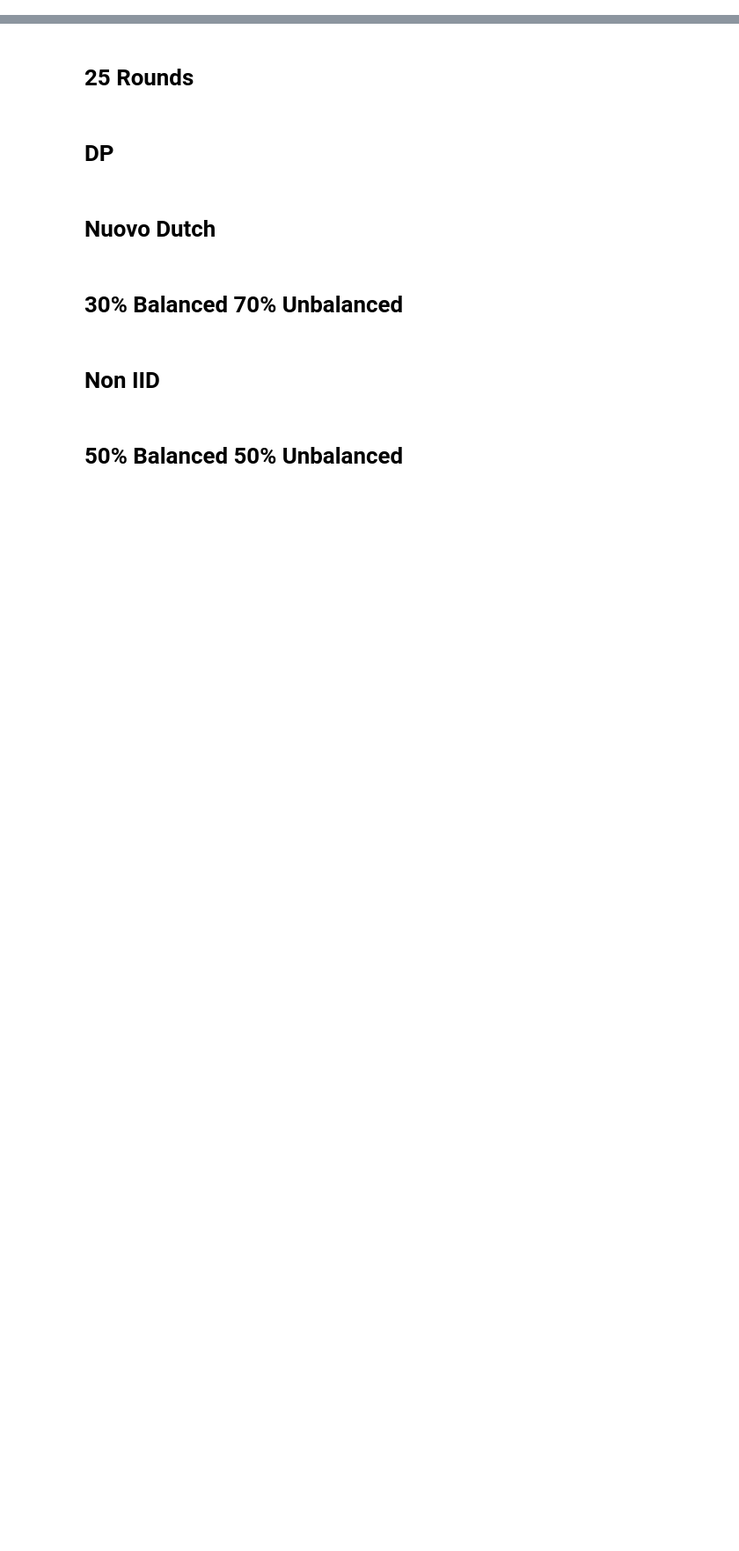
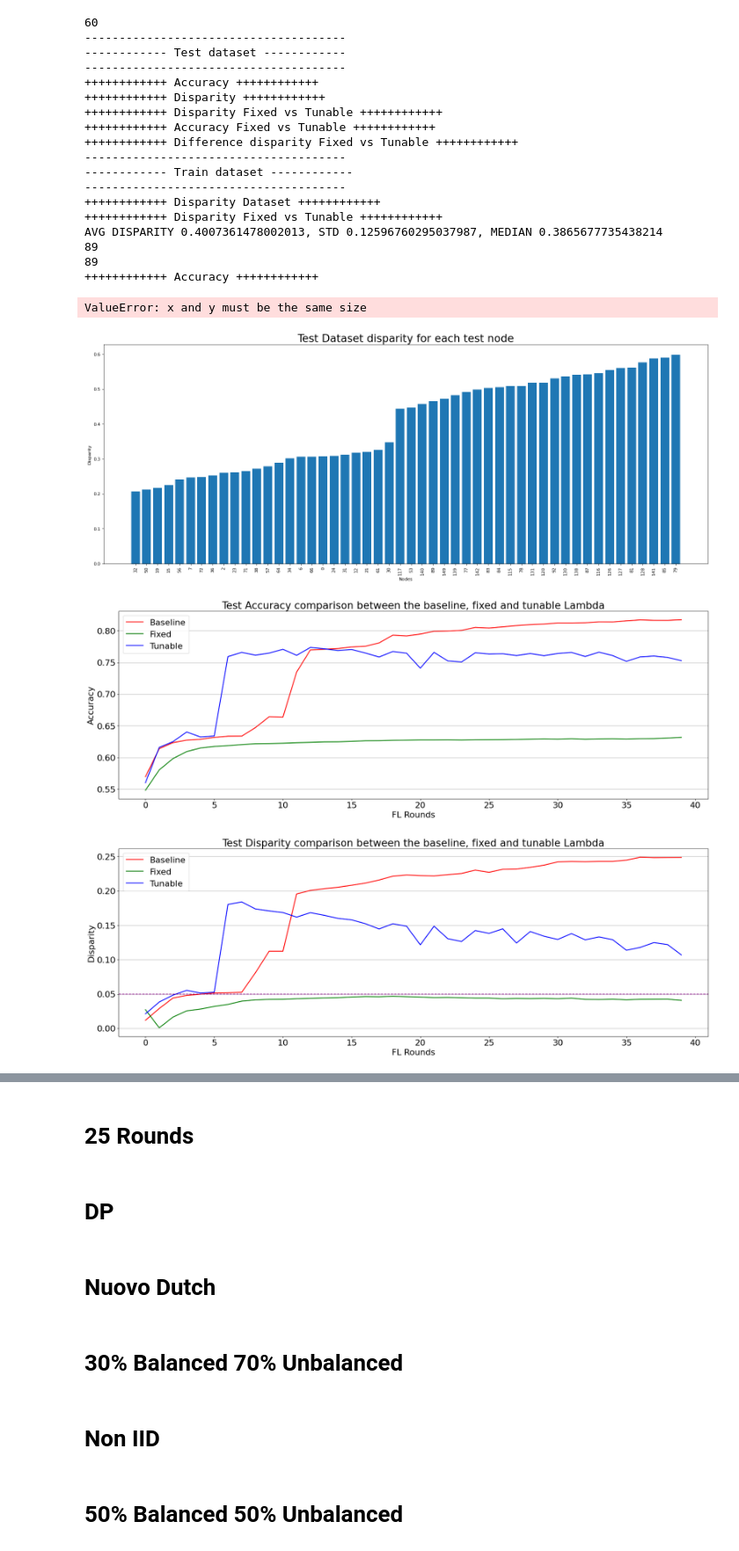
Before and after one commit to lucacorbucci/PUFFLE, a Jupyter notebook: plots/plots.ipynb, the cells around one changed output, grey strips where cells are left out. Shown at 88% size. Saved outputs shown, nothing was run; the diff lists cells and outputs as text; code cells hidden in the pictures; blank space fills up the shorter version.

Commit message:
Added dutch private experiment

```diff
--- a/plots/plots.ipynb
+++ b/plots/plots.ipynb
@@ -1016,0 +1019,34 @@ def process_and_plot(
+# %%
+process_and_plot(
+    baseline_link="/lucacorbucci/FL_PUF_Sweep/runs/qmlg886q",
+    fixed_link="/lucacorbucci/FL_PUF_Sweep/runs/gzgp0ly1",
+    tunable_link="/lucacorbucci/FL_PUF_Sweep/runs/9xamz016",
+    experiment="50_50",
+    target=0.05,
+    # df_baseline=df_baseline,
+    # df_fixed=df_fixed,
+    # df_tunable=df_tunable,
+)
+# %% [output]
+60
+--------------------------------------
+------------ Test dataset ------------
+--------------------------------------
+++++++++++++ Accuracy ++++++++++++
+++++++++++++ Disparity ++++++++++++
+++++++++++++ Disparity Fixed vs Tunable ++++++++++++
+++++++++++++ Accuracy Fixed vs Tunable ++++++++++++
+++++++++++++ Difference disparity Fixed vs Tunable ++++++++++++
+--------------------------------------
+------------ Train dataset ------------
+--------------------------------------
+++++++++++++ Disparity Dataset ++++++++++++
+++++++++++++ Disparity Fixed vs Tunable ++++++++++++
+AVG DISPARITY 0.4007361478002013, STD 0.12596760295037987, MEDIAN 0.3865677735438214
+89
+89
+++++++++++++ Accuracy ++++++++++++
+ValueError: x and y must be the same size
+[figure, added]
+[figure, added]
+[figure, added]
```
Also changed, not shown: parts of 2 cells of this notebook, 5 other files.
